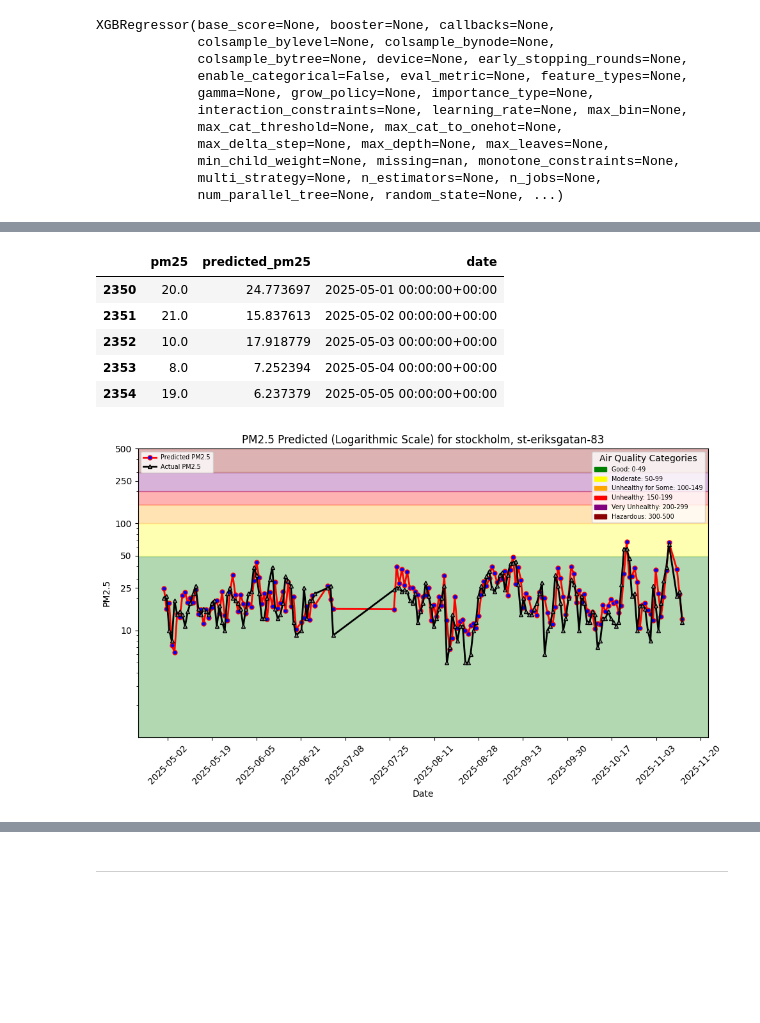
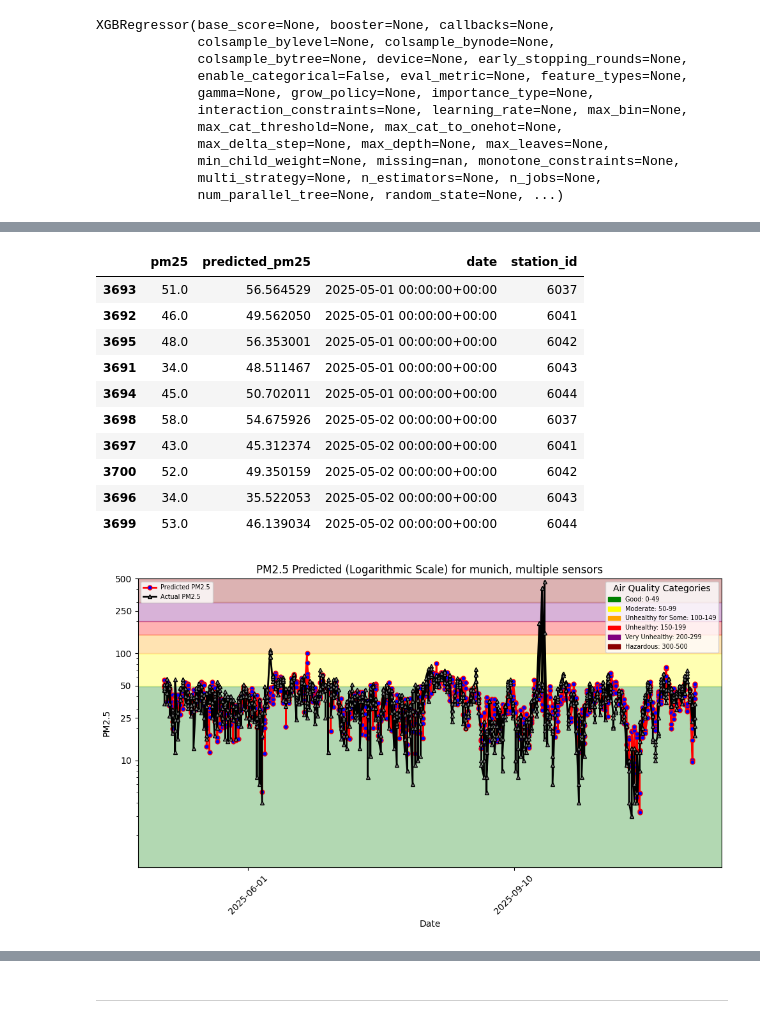
Before and after one commit to Fredrikstrm/mlfs-book, a Jupyter notebook: notebooks/airquality/3_air_quality_training_pipeline.ipynb, the cells around one changed output, grey strips where cells are left out. Cells and saved outputs as stored; diff of their text form; code cells hidden in the pictures; blank space fills up the shorter version.

```diff
--- a/notebooks/airquality/3_air_quality_training_pipeline.ipynb
+++ b/notebooks/airquality/3_air_quality_training_pipeline.ipynb
@@ -111,4 +117,5 @@ weather_fg = fs.get_feature_group(
 # %%
 # Select features for training data.
-selected_features = air_quality_fg.select(['pm25', 'date', 'pm25_lag_1d', 'pm25_lag_2d', 'pm25_lag_3d']).join(weather_fg.select_features(), on=['city'])
+#selected_features = air_quality_fg.select(['pm25', 'date', 'pm25_lag_1d', 'pm25_lag_2d', 'pm25_lag_3d']).join(weather_fg.select_features(), on=['city'])
+selected_features = aq_fg_munich.select(['station_id', 'pm25', 'date', 'pm25_lag_1d', 'pm25_lag_2d', 'pm25_lag_3d']).join(weather_fg.select_features(), on=['city'])
 # %% [output]
@@ -141,6 +148,14 @@ feature_view = fs.get_or_create_feature_view(
     labels=['pm25'],
     query=selected_features,
 )
+# %%
+feature_view = fs.get_or_create_feature_view(
+    name ='air_quality_munich_fv',
+    description="weather features with air quality as the target for Munich",
+    version=1,
+    labels=['pm25'],
+    query=selected_features,
+)
 # %% [markdown]
 ## <span style="color:#ff5f27;">🪝 Split the training data into train/test data sets </span>
 
@@ -186,3 +241,7 @@ X_test
+# %%
+mask_test = ~y_test.iloc[:, 0].isna()
+X_test = X_test[mask_test]
+y_test = y_test[mask_test]
 # %%
 y_train
 # %% [output]
@@ -261,14 +350,20 @@ df['predicted_pm25'] = y_pred
 # %%
 df['date'] = X_test['date']
-df = df.sort_values(by=['date'])
-df.head(5)
+df['station_id'] = X_test['station_id']
+df = df.sort_values(by=['date', 'station_id'])
+df.head(10)
 # %% [output]
-|  | pm25 | predicted_pm25 | date |
-| 2350 | 20.0 | 24.773697 | 2025-05-01 00:00:00+00:00 |
-| 2351 | 21.0 | 15.837613 | 2025-05-02 00:00:00+00:00 |
-| 2352 | 10.0 | 17.918779 | 2025-05-03 00:00:00+00:00 |
-| 2353 | 8.0 | 7.252394 | 2025-05-04 00:00:00+00:00 |
-| 2354 | 19.0 | 6.237379 | 2025-05-05 00:00:00+00:00 |
+|  | pm25 | predicted_pm25 | date | station_id |
+| 3693 | 51.0 | 56.564529 | 2025-05-01 00:00:00+00:00 | 6037 |
+| 3692 | 46.0 | 49.562050 | 2025-05-01 00:00:00+00:00 | 6041 |
+| 3695 | 48.0 | 56.353001 | 2025-05-01 00:00:00+00:00 | 6042 |
+| 3691 | 34.0 | 48.511467 | 2025-05-01 00:00:00+00:00 | 6043 |
+| 3694 | 45.0 | 50.702011 | 2025-05-01 00:00:00+00:00 | 6044 |
+| 3698 | 58.0 | 54.675926 | 2025-05-02 00:00:00+00:00 | 6037 |
+| 3697 | 43.0 | 45.312374 | 2025-05-02 00:00:00+00:00 | 6041 |
+| 3700 | 52.0 | 49.350159 | 2025-05-02 00:00:00+00:00 | 6042 |
+| 3696 | 34.0 | 35.522053 | 2025-05-02 00:00:00+00:00 | 6043 |
+| 3699 | 53.0 | 46.139034 | 2025-05-02 00:00:00+00:00 | 6044 |
 # %%
 # Creating a directory for the model artifacts if it doesn't exist
 model_dir = "air_quality_model"
@@ -279,7 +374,7 @@ if not os.path.exists(images_dir):
     os.mkdir(images_dir)
 # %%
 file_path = images_dir + "/pm25_hindcast.png"
-plt = util.plot_air_quality_forecast(city, street, df, file_path, hindcast=True)
+plt = util.plot_air_quality_forecast(city, "multiple sensors", df, file_path, hindcast=True)
 plt.show()
 # %% [output]
-[figure, old version]
+[figure, new version]
```
Also changed, not shown: parts of 21 cells of this notebook, 29 other files.
